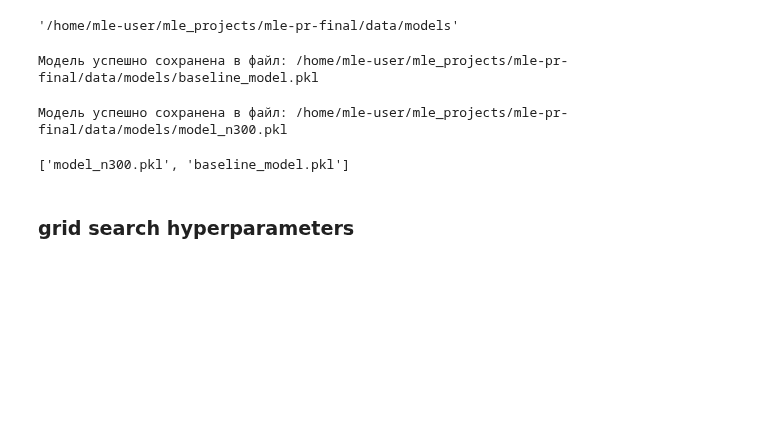
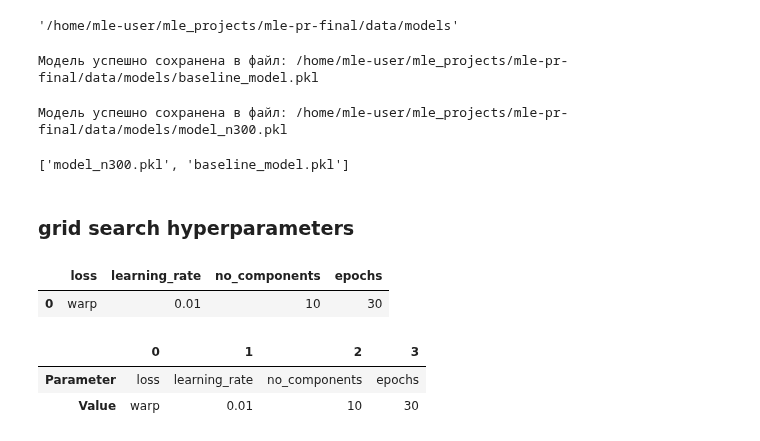
Before and after one commit to AndreyProkofiev/mle-pr-final, a Jupyter notebook: notebooks/eda.ipynb, the cells around one changed output. Drawn from its saved outputs; the diff is of its cells as text; code cells hidden in the pictures; blank space fills up the shorter version.

```diff
--- a/notebooks/eda.ipynb
+++ b/notebooks/eda.ipynb
@@ -952,4 +952,18 @@ param_grid = {
         'no_components': [10, 50, 150],
         'epochs': [30, 50, 101]
     }
+# %%
+params = {'loss': 'warp', 'learning_rate': 0.01, 'no_components': 10, 'epochs': 30}
+# %%
+ pd.DataFrame([params])
+# %% [output]
+|  | loss | learning_rate | no_components | epochs |
+| 0 | warp | 0.01 | 10 | 30 |
+# %%
+params_df = pd.DataFrame(list(params.items()), columns=['Parameter', 'Value']).T
+params_df
+# %% [output]
+|  | 0 | 1 | 2 | 3 |
+| Parameter | loss | learning_rate | no_components | epochs |
+| Value | warp | 0.01 | 10 | 30 |
 # %%
```
Also changed, not shown: parts of 1 cell of this notebook.
